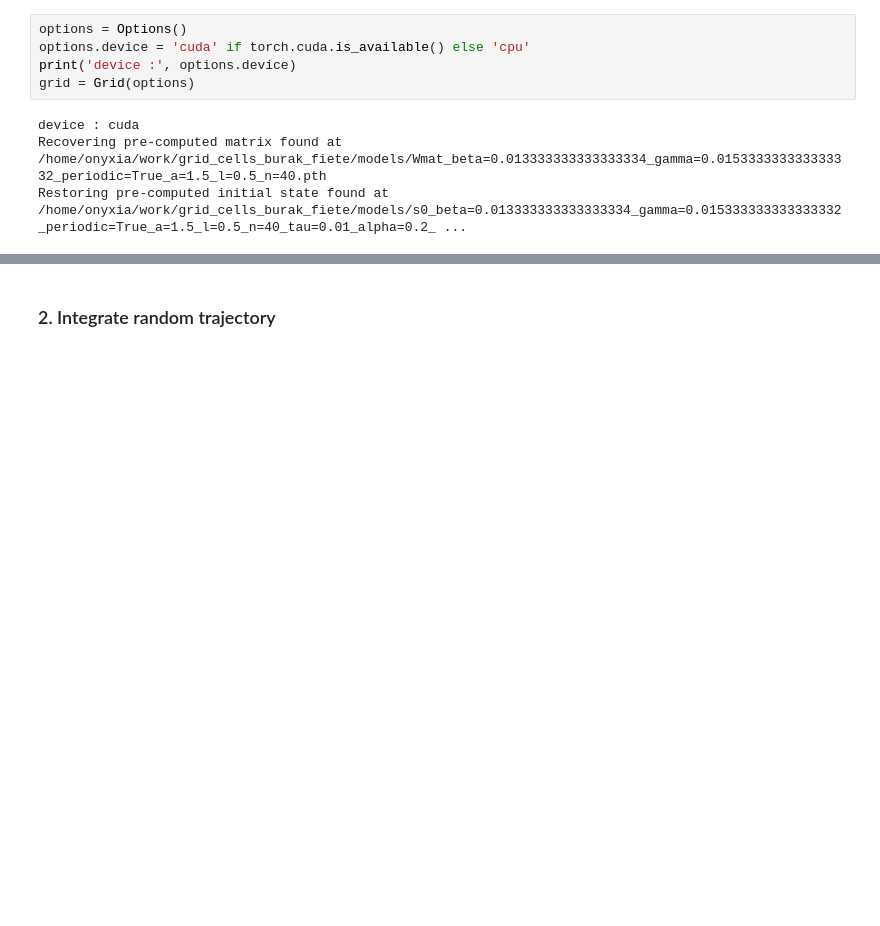
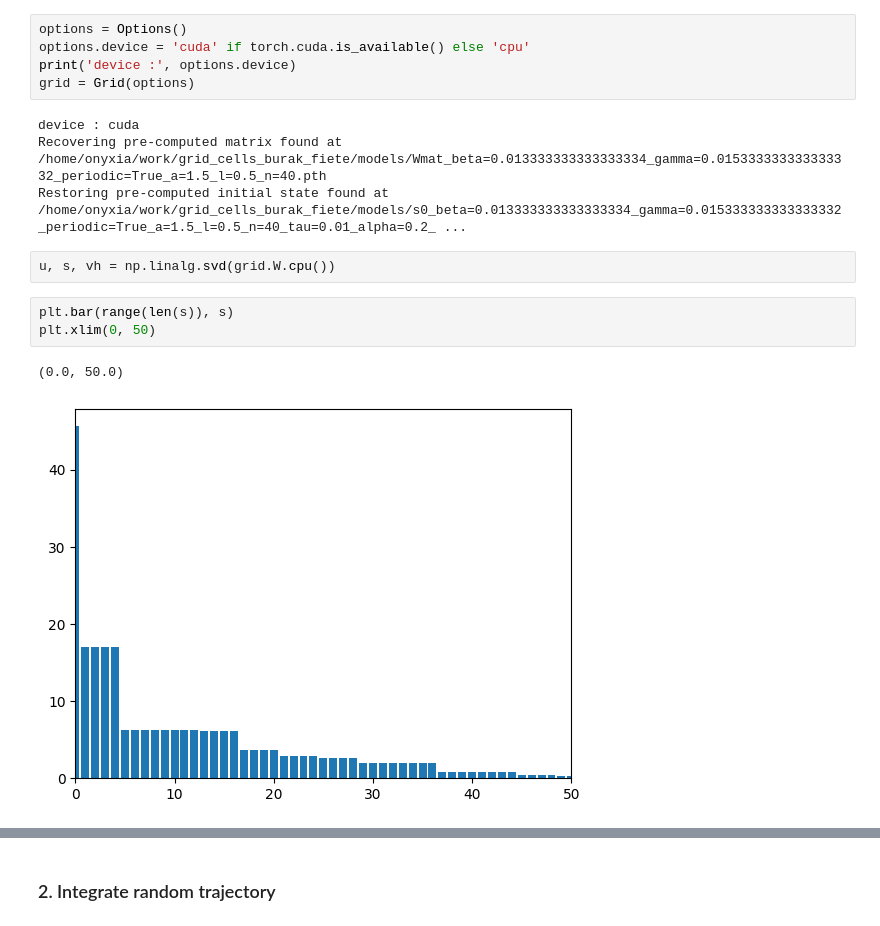
Before and after one commit to gregoireyasmine/grid_cells_burak_fiete, a Jupyter notebook: evaluate_grid.ipynb, the cells around one changed output, grey strips where cells are left out. Saved outputs shown, nothing was run; the diff lists cells and outputs as text; blank space fills up the shorter version.

```diff
--- a/evaluate_grid.ipynb
+++ b/evaluate_grid.ipynb
@@ -25,6 +34,14 @@ grid = Grid(options)
 device : cuda
 Recovering pre-computed matrix found at /home/onyxia/work/grid_cells_burak_fiete/models/Wmat_beta=0.013333333333333334_gamma=0.015333333333333332_periodic=True_a=1.5_l=0.5_n=40.pth
 Restoring pre-computed initial state found at /home/onyxia/work/grid_cells_burak_fiete/models/s0_beta=0.013333333333333334_gamma=0.015333333333333332_periodic=True_a=1.5_l=0.5_n=40_tau=0.01_alpha=0.2_ ...
+# %%
+u, s, vh = np.linalg.svd(grid.W.cpu())
+# %%
+plt.bar(range(len(s)), s)
+plt.xlim(0, 50)
+# %% [output]
+(0.0, 50.0)
+[figure, added]
 # %%
 _ = plotting.network_presentation(grid)
 # %% [output]
```
Also changed, not shown: parts of 14 cells of this notebook, 4 other files.
